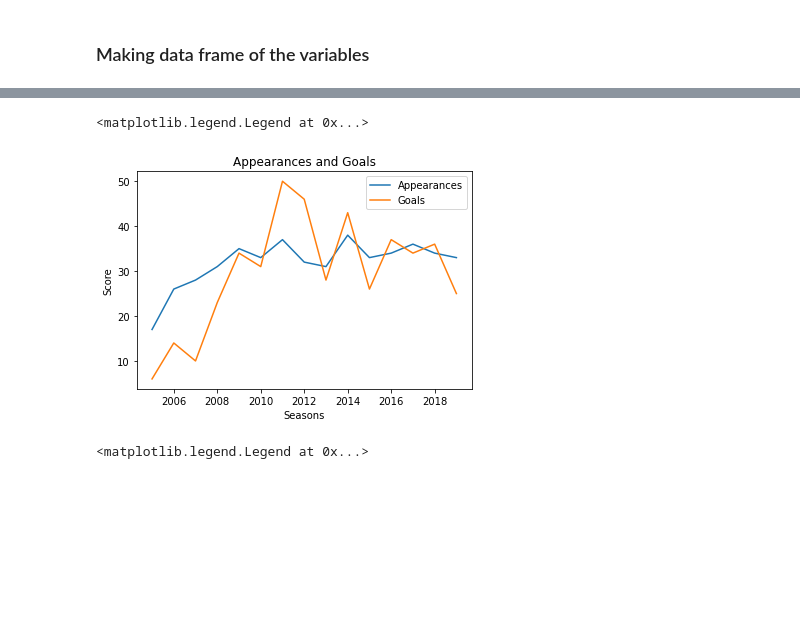
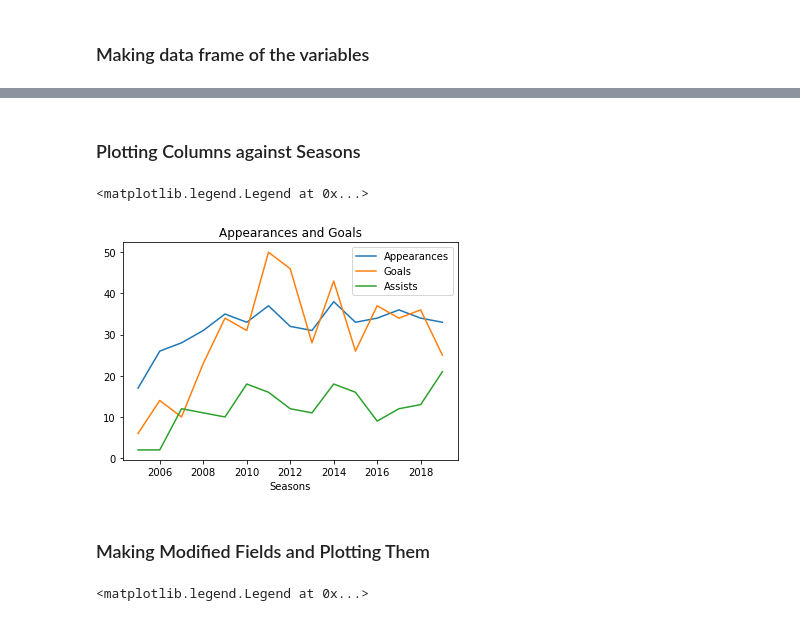
Before and after one commit to Pandey23000Om/European_Football, a Jupyter notebook: Messi_Stats.ipynb, the cells around one changed output, grey strips where cells are left out. Cells and saved outputs as stored; diff of their text form; code cells hidden in the pictures; blank space fills up the shorter version.

```diff
--- a/Messi_Stats.ipynb
+++ b/Messi_Stats.ipynb
@@ -59,15 +59,20 @@ print(messi_df)
 12     2017           36     34       12
 13     2018           34     36       13
 14     2019           33     25       21
+# %% [markdown]
+### Plotting Columns against Seasons
 # %%
 plt.plot(messi_df.Seasons,messi_df.Appearances, label="Appearances")
 plt.plot(messi_df.Seasons,messi_df.Goals, label="Goals")
+plt.plot(messi_df.Seasons,messi_df.Assists, label="Assists")
 plt.title("Appearances and Goals")
 plt.xlabel("Seasons")
 plt.legend()
 # %% [output]
 <matplotlib.legend.Legend at 0x...>
-[figure, old version]
+[figure, new version]
+# %% [markdown]
+### Making Modified Fields and Plotting Them
 # %%
 goal_per_appearance = messi_df.Goals/messi_df.Appearances
 assist_per_appearance = messi_df.Assists/messi_df.Appearances
```
